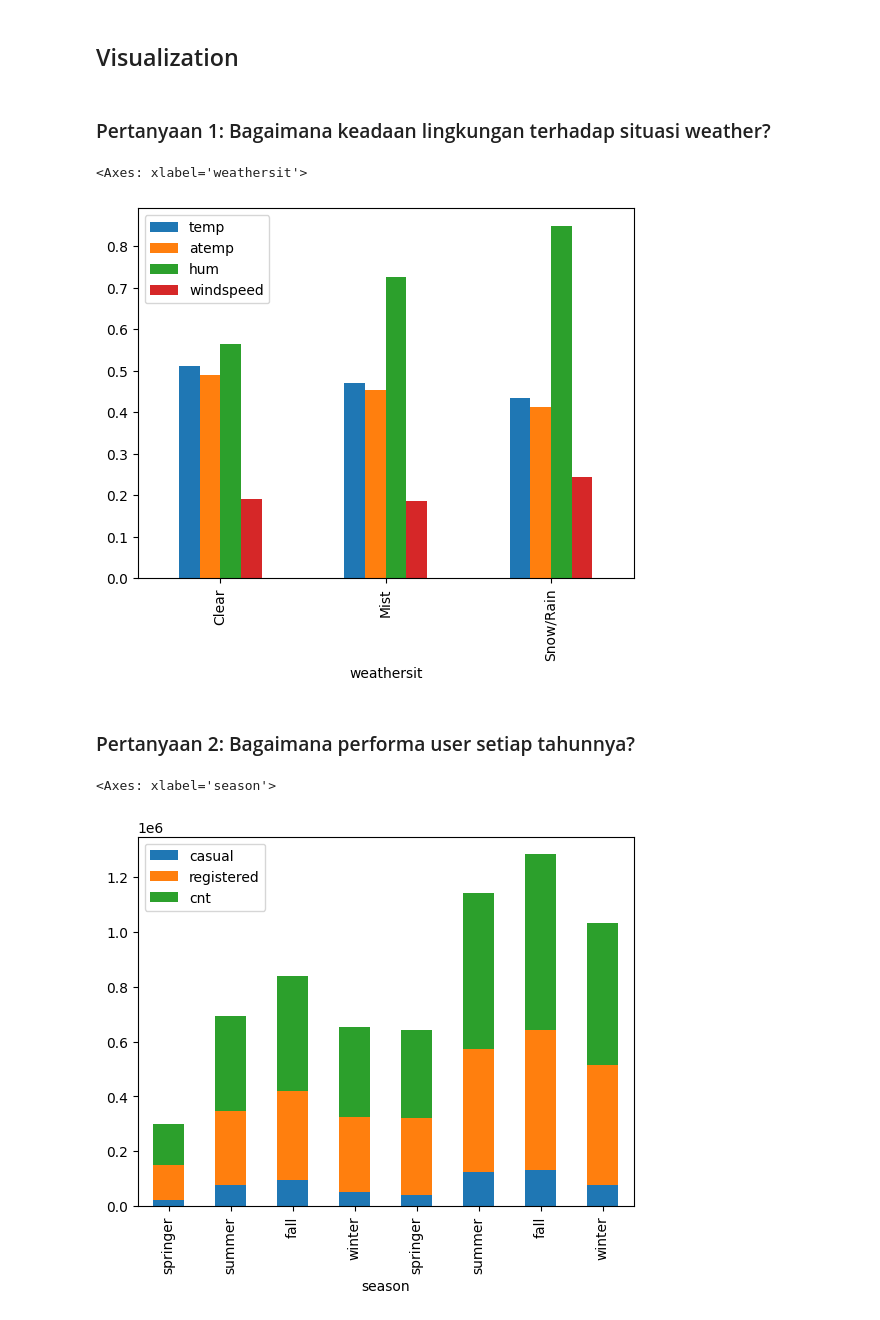
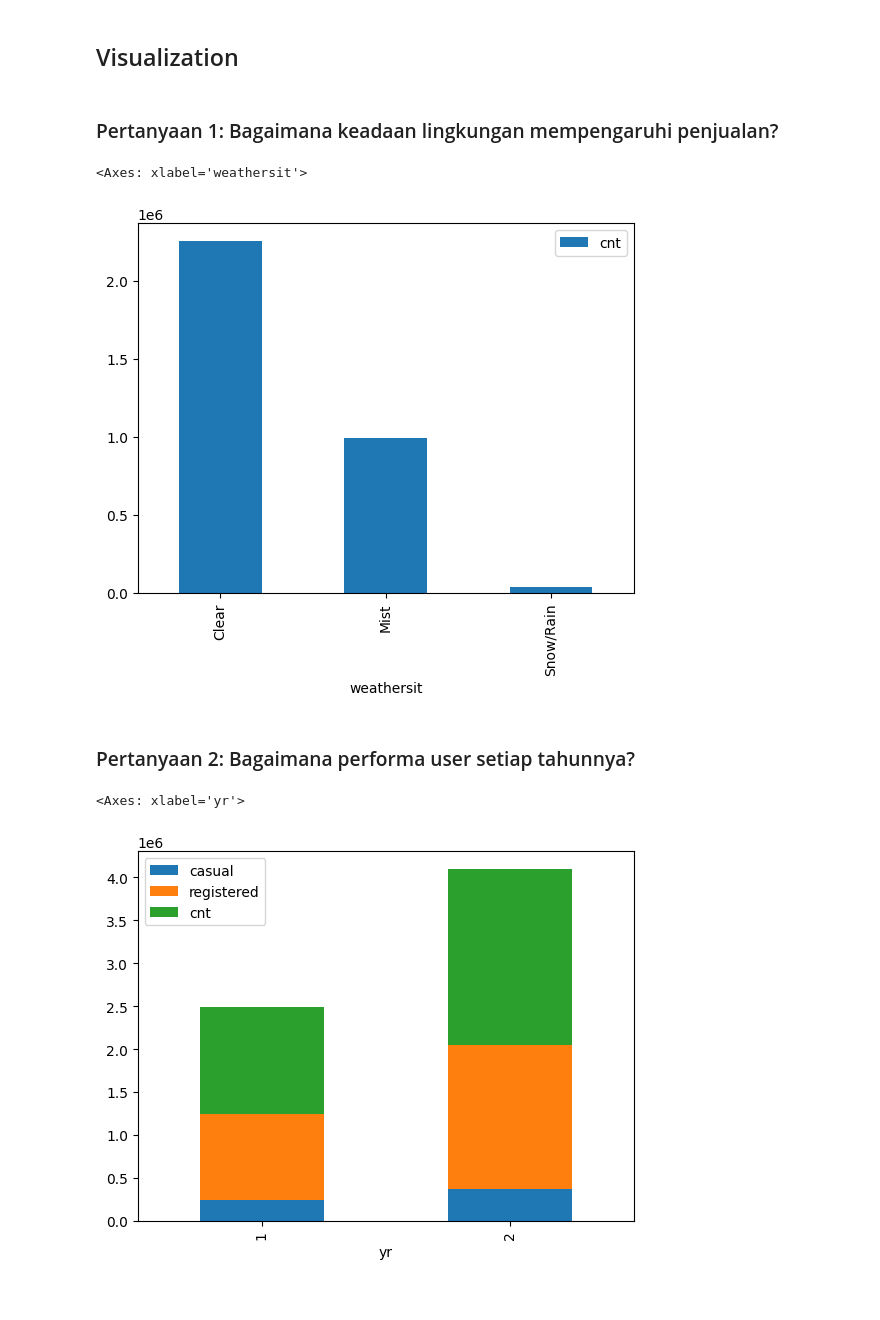
Before and after one commit to codewithnathan/bike_sharing, a Jupyter notebook: notebook.ipynb, the cells around one changed output. Drawn from its saved outputs; the diff is of its cells as text; code cells hidden in the pictures.

```diff
--- a/notebook.ipynb
+++ b/notebook.ipynb
@@ -117,15 +114,9 @@ print(day_by_weathersit)
 # %%
-day_by_year = day_df.groupby(['yr', 'season']).agg({
+day_by_year = day_df.groupby(['yr']).agg({
     'casual': 'sum',
     'registered': 'sum',
     'cnt': 'sum',
 }).reset_index()
 day_by_year['yr'] += 1
-day_by_year['season'] = day_by_year['season'].map({
-    1: 'springer',
-    2: 'summer',
-    3: 'fall',
-    4: 'winter'
-})
 print(day_by_year)
 # %% [output]
@@ -147,16 +130,16 @@ print(day_by_year)
 # %% [markdown]
 ## Visualization
 # %% [markdown]
-### Pertanyaan 1: Bagaimana keadaan lingkungan terhadap situasi weather?
+### Pertanyaan 1: Bagaimana keadaan lingkungan mempengaruhi penjualan?
 # %%
-day_by_weathersit.plot(kind='bar', x='weathersit', y=['temp', 'atemp', 'hum', 'windspeed'])
+day_by_weathersit.plot(kind='bar', x='weathersit', y=['cnt'])
 # %% [output]
 <Axes: xlabel='weathersit'>
-[figure, old version]
+[figure, new version]
 # %% [markdown]
 ### Pertanyaan 2: Bagaimana performa user setiap tahunnya?
 # %%
-day_by_year.plot(kind='bar', x='season', y=['casual', 'registered', 'cnt'], stacked=True)
+day_by_year.plot(kind='bar', x='yr', y=['casual', 'registered', 'cnt'], stacked=True)
 # %% [output]
-<Axes: xlabel='season'>
+<Axes: xlabel='yr'>
-[figure, old version]
+[figure, new version]
```
Also changed, not shown: parts of 9 cells of this notebook, 1 other file.
